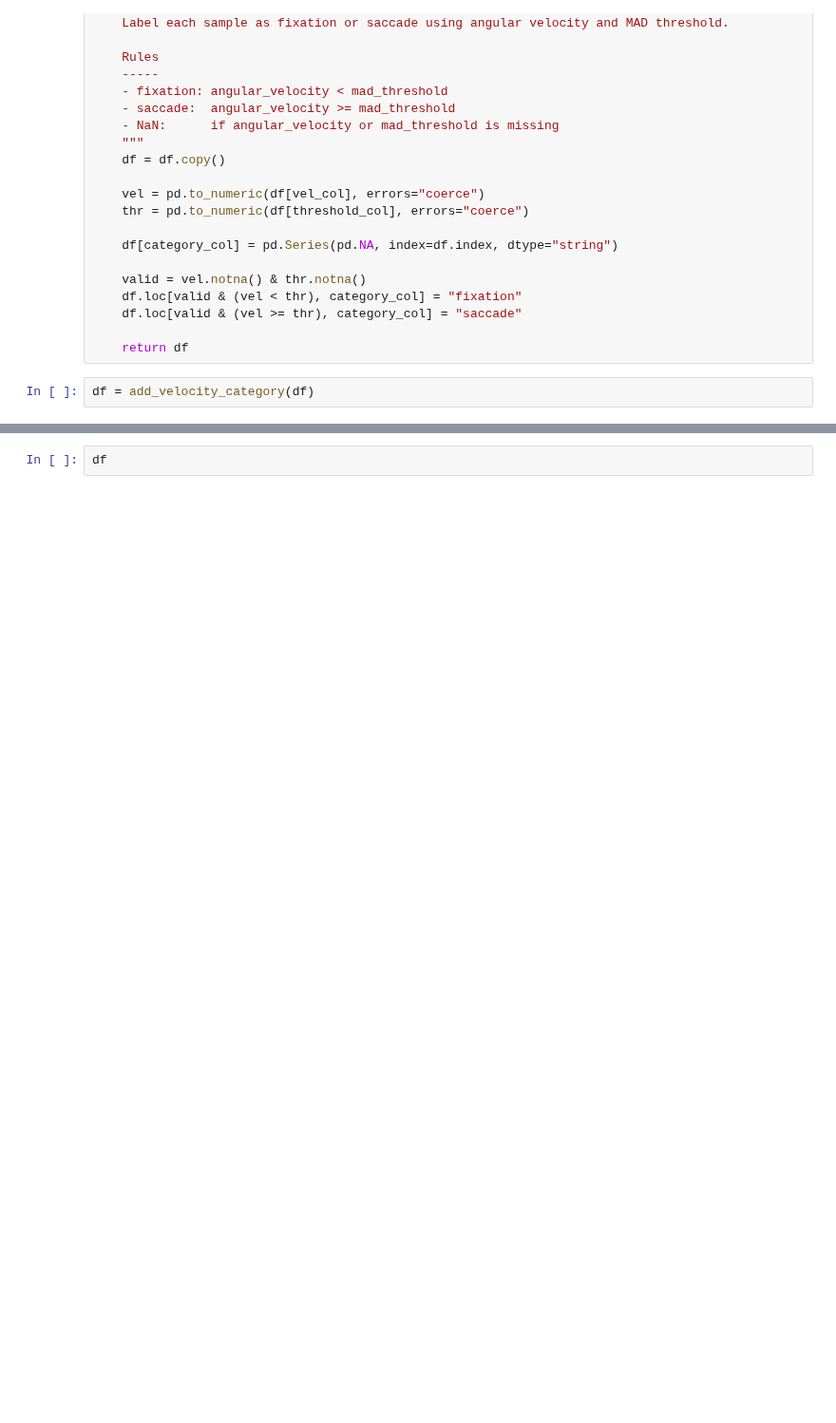
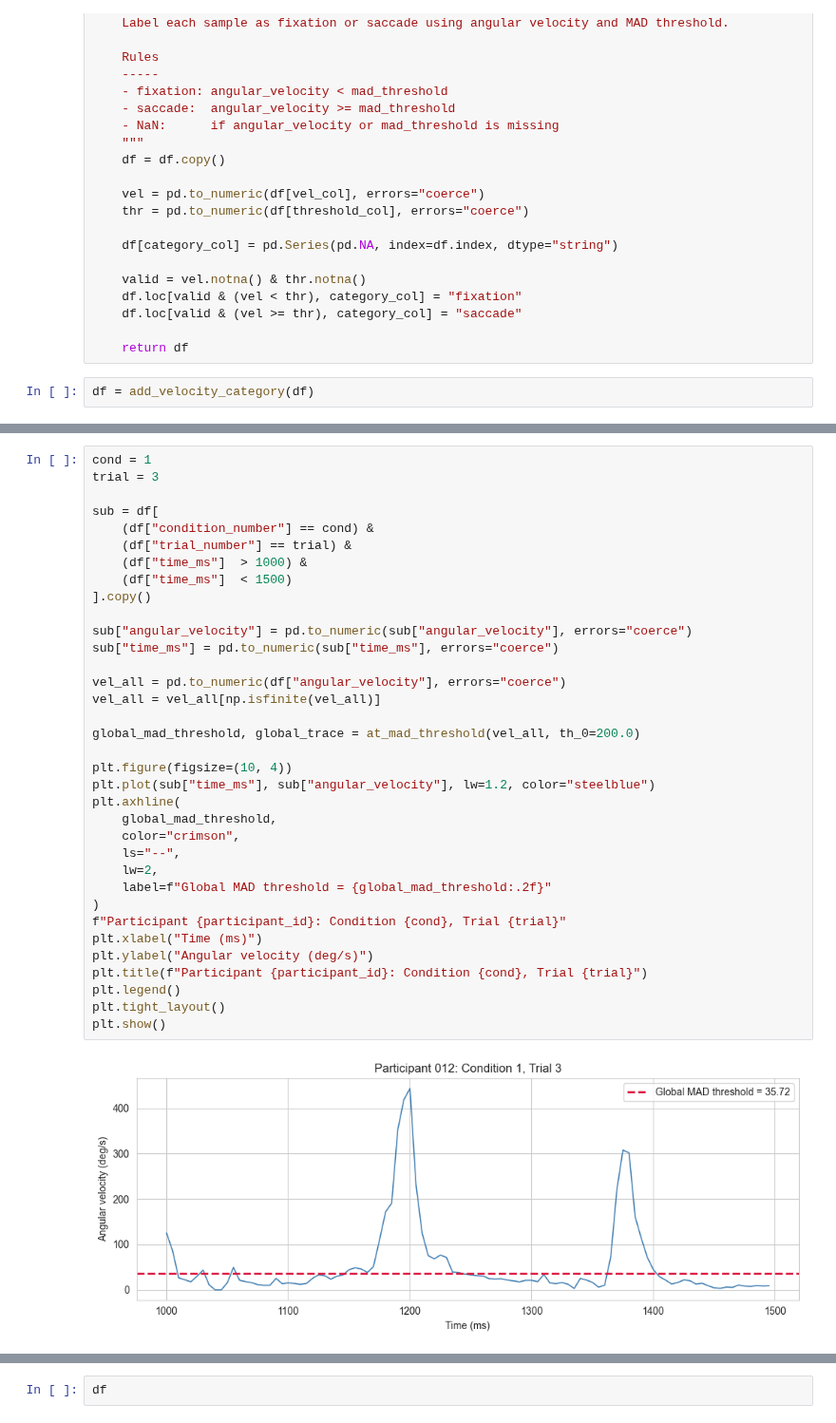
Before and after one commit to JohnMadrid/lego-vr-analysis, a Jupyter notebook: eye-classification/notebooks/LEGO_analysis.ipynb, the cells around one changed output, grey strips where cells are left out. Shown at 95% size. Drawn from its saved outputs; the diff is of its cells as text; blank space fills up the shorter version.

```diff
--- a/eye-classification/notebooks/LEGO_analysis.ipynb
+++ b/eye-classification/notebooks/LEGO_analysis.ipynb
@@ -564,0 +565,37 @@ df_condition
+# %%
+cond = 1
+trial = 3
+
+sub = df[
+    (df["condition_number"] == cond) &
+    (df["trial_number"] == trial) &
+    (df["time_ms"]  > 1000) &
+    (df["time_ms"]  < 1500)
+].copy()
+
+sub["angular_velocity"] = pd.to_numeric(sub["angular_velocity"], errors="coerce")
+sub["time_ms"] = pd.to_numeric(sub["time_ms"], errors="coerce")
+
+vel_all = pd.to_numeric(df["angular_velocity"], errors="coerce")
+vel_all = vel_all[np.isfinite(vel_all)]
+
+global_mad_threshold, global_trace = at_mad_threshold(vel_all, th_0=200.0)
+
+plt.figure(figsize=(10, 4))
+plt.plot(sub["time_ms"], sub["angular_velocity"], lw=1.2, color="steelblue")
+plt.axhline(
+    global_mad_threshold,
+    color="crimson",
+    ls="--",
+    lw=2,
+    label=f"Global MAD threshold = {global_mad_threshold:.2f}"
+)
+f"Participant {participant_id}: Condition {cond}, Trial {trial}"
+plt.xlabel("Time (ms)")
+plt.ylabel("Angular velocity (deg/s)")
+plt.title(f"Participant {participant_id}: Condition {cond}, Trial {trial}")
+plt.legend()
+plt.tight_layout()
+plt.show()
+# %% [output]
+[figure, added]
```
Also changed, not shown: parts of 32 cells of this notebook, 6 other files.
